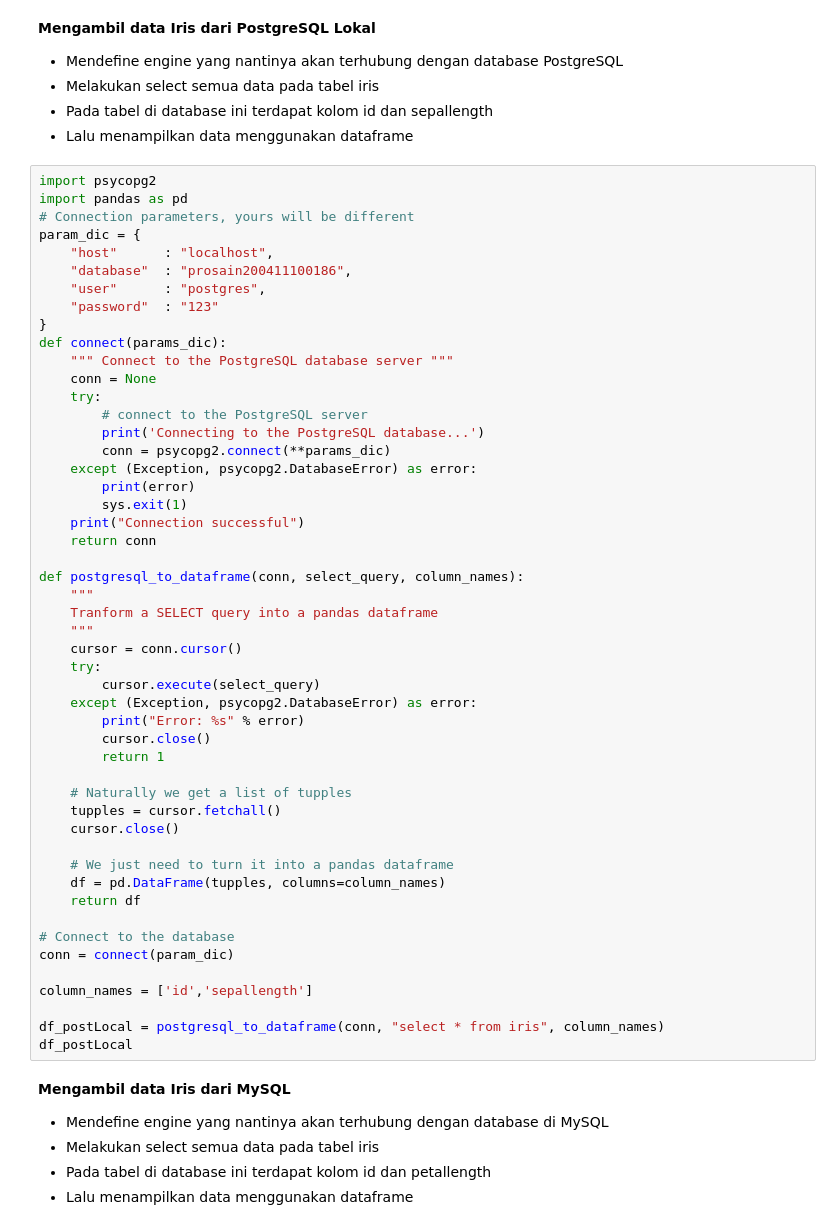
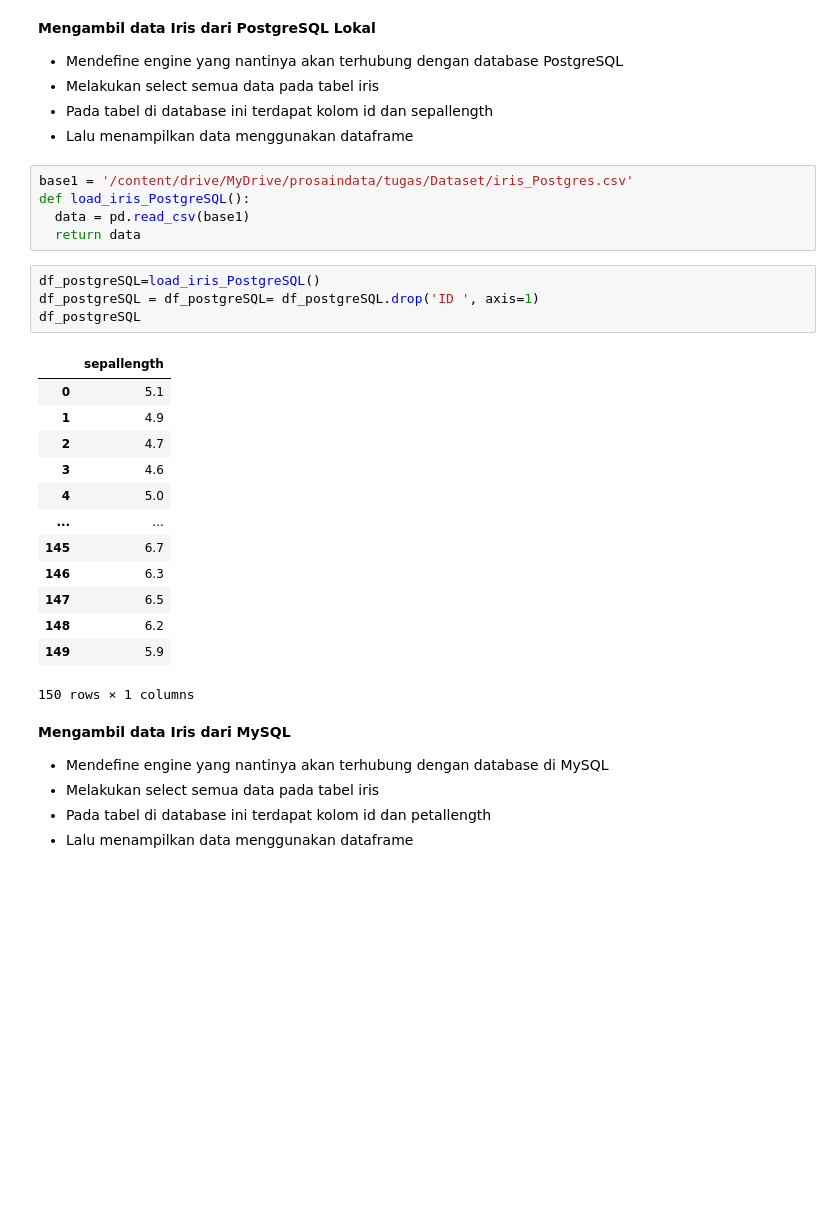
Before and after one commit to triasmidwi/prosaindata, a Jupyter notebook: _sources/Pipeline.ipynb, the cells around one changed output. Drawn from its saved outputs; the diff is of its cells as text; blank space fills up the shorter version.

```diff
--- a/_sources/Pipeline.ipynb
+++ b/_sources/Pipeline.ipynb
@@ -112,56 +145,29 @@ df_postEle
 *   Melakukan select semua data pada tabel iris
 *   Pada tabel di database ini terdapat kolom id dan sepallength
 *   Lalu menampilkan data menggunakan dataframe
-# %%
-import psycopg2
-import pandas as pd
-# Connection parameters, yours will be different
-param_dic = {
-    "host"      : "localhost",
-    "database"  : "prosain200411100186",
-    "user"      : "postgres",
-    "password"  : "123"
-}
-def connect(params_dic):
-    """ Connect to the PostgreSQL database server """
-    conn = None
-    try:
-        # connect to the PostgreSQL server
-        print('Connecting to the PostgreSQL database...')
-        conn = psycopg2.connect(**params_dic)
-    except (Exception, psycopg2.DatabaseError) as error:
-        print(error)
-        sys.exit(1)
-    print("Connection successful")
-    return conn
-
-def postgresql_to_dataframe(conn, select_query, column_names):
-    """
-    Tranform a SELECT query into a pandas dataframe
-    """
-    cursor = conn.cursor()
-    try:
-        cursor.execute(select_query)
-    except (Exception, psycopg2.DatabaseError) as error:
-        print("Error: %s" % error)
-        cursor.close()
-        return 1
-
-    # Naturally we get a list of tupples
-    tupples = cursor.fetchall()
-    cursor.close()
-
-    # We just need to turn it into a pandas dataframe
-    df = pd.DataFrame(tupples, columns=column_names)
-    return df
-
-# Connect to the database
-conn = connect(param_dic)
-
-column_names = ['id','sepallength']
-
-df_postLocal = postgresql_to_dataframe(conn, "select * from iris", column_names)
-df_postLocal
+# %%
+base1 = '/content/drive/MyDrive/prosaindata/tugas/Dataset/iris_Postgres.csv'
+def load_iris_PostgreSQL():
+  data = pd.read_csv(base1)
+  return data
+# %%
+df_postgreSQL=load_iris_PostgreSQL()
+df_postgreSQL = df_postgreSQL= df_postgreSQL.drop('ID ', axis=1)
+df_postgreSQL
+# %% [output]
+|  | sepallength |
+| 0 | 5.1 |
+| 1 | 4.9 |
+| 2 | 4.7 |
+| 3 | 4.6 |
+| 4 | 5.0 |
+| ... | ... |
+| 145 | 6.7 |
+| 146 | 6.3 |
+| 147 | 6.5 |
+| 148 | 6.2 |
+| 149 | 5.9 |
+150 rows × 1 columns
 # %% [markdown]
 **Mengambil data Iris dari MySQL**
 *   Mendefine engine yang nantinya akan terhubung dengan database di MySQL
```
Also changed, not shown: parts of 17 cells of this notebook, 9 other files.
